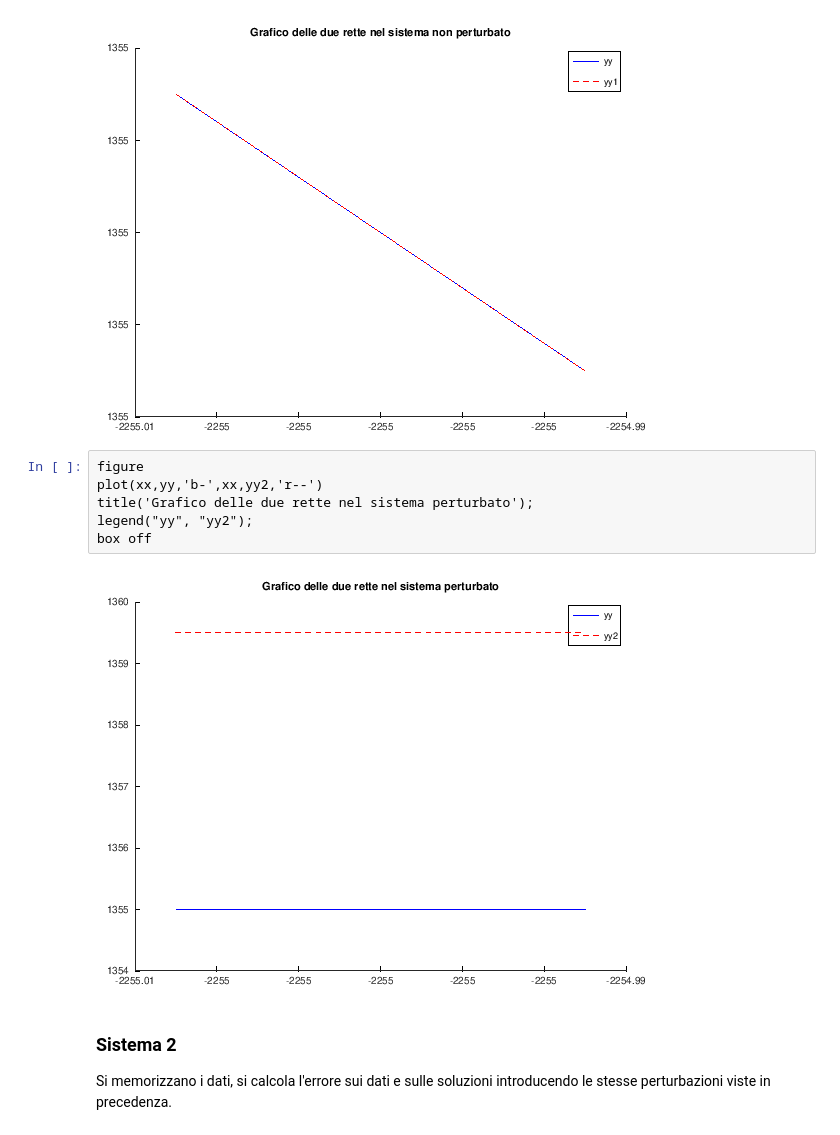
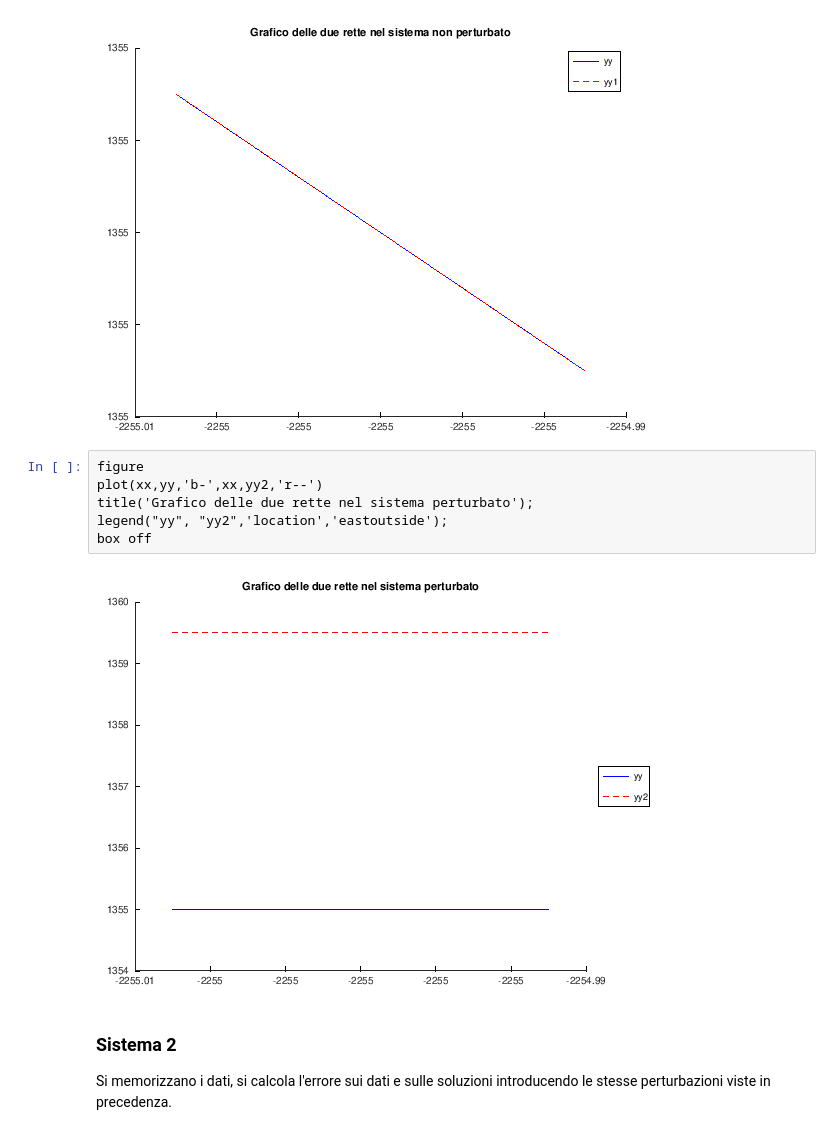
Before and after one commit to rbattistini/numerical-methods, a Jupyter notebook: part_3.ipynb, the cells around one changed output. Drawn from its saved outputs; the diff is of its cells as text.

```diff
--- a/part_3.ipynb
+++ b/part_3.ipynb
@@ -105,11 +105,11 @@ box off
 # %%
 figure
 plot(xx,yy,'b-',xx,yy2,'r--')
 title('Grafico delle due rette nel sistema perturbato');
-legend("yy", "yy2");
+legend("yy", "yy2",'location','eastoutside');
 box off
 # %% [output]
-[figure, old version]
+[figure, new version]
 # %% [markdown]
 ### Sistema 2
 Si memorizzano i dati, si calcola l'errore sui dati e sulle soluzioni introducendo le stesse perturbazioni viste in precedenza.
```
Also changed, not shown: parts of 1 cell of this notebook, 3 other files.
